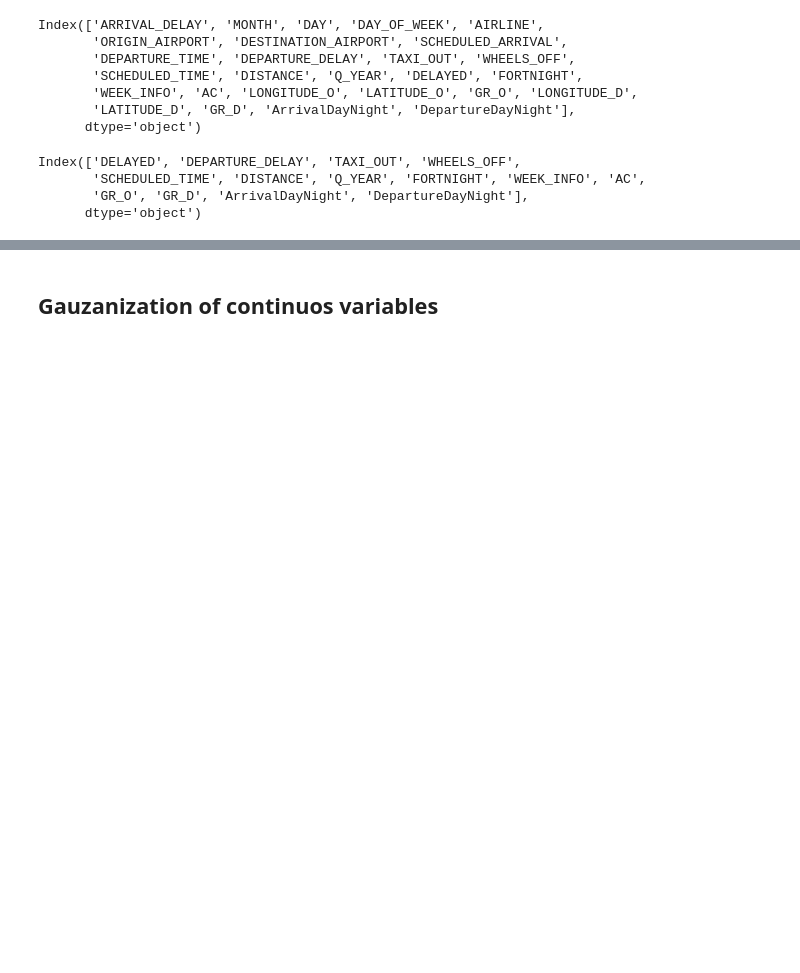
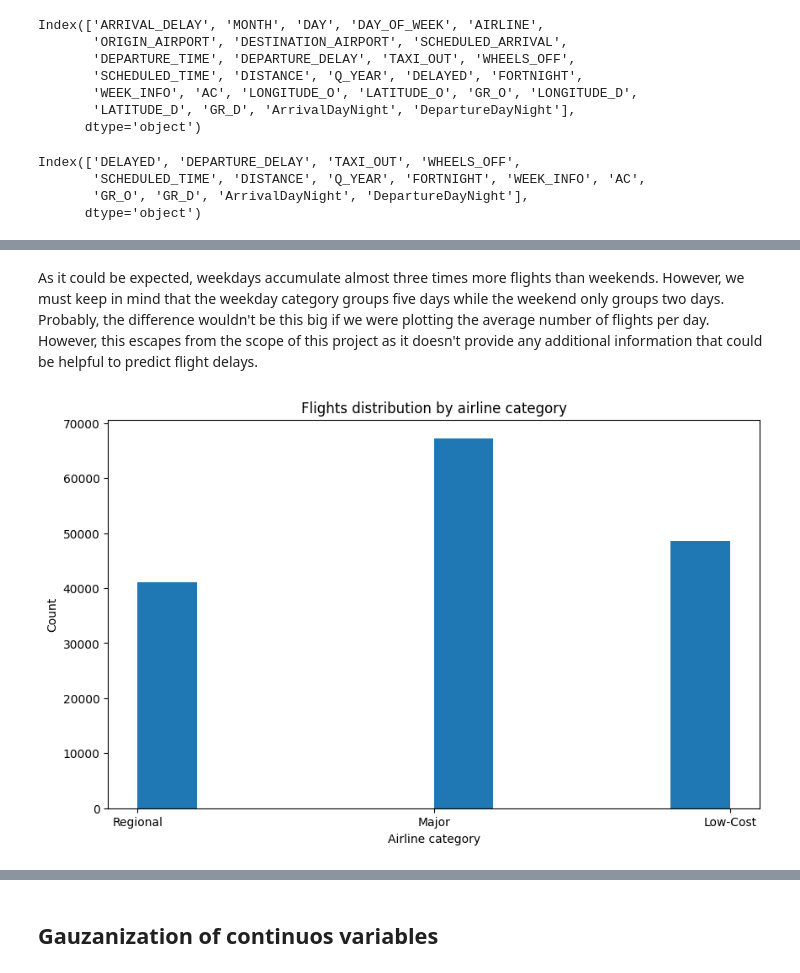
Before and after one commit to marcjaner/AA1_project, a Jupyter notebook: AA1_practica_JanerCamps.ipynb, the cells around one changed output, grey strips where cells are left out. Drawn from its saved outputs; the diff is of its cells as text; code cells hidden in the pictures; blank space fills up the shorter version.

```diff
--- a/AA1_practica_JanerCamps.ipynb
+++ b/AA1_practica_JanerCamps.ipynb
@@ -562,0 +574,6 @@ Index(['DELAYED', 'DEPARTURE_DELAY', 'TAXI_OUT', 'WHEELS_OFF',
+# %% [markdown]
+As it could be expected, weekdays accumulate almost three times more flights than weekends. However, we must keep in mind that the weekday category groups five days while the weekend only groups two days. Probably, the difference wouldn't be this big if we were plotting the average number of flights per day. However, this escapes from the scope of this project as it doesn't provide any additional information that could be helpful to predict flight delays.
+# %%
+plot_histogram_of_column(flights["AC"], "Flights distribution by airline category", "Airline category", None, False, False)
+# %% [output]
+[figure, added]
```
Also changed, not shown: parts of 14 cells of this notebook.
